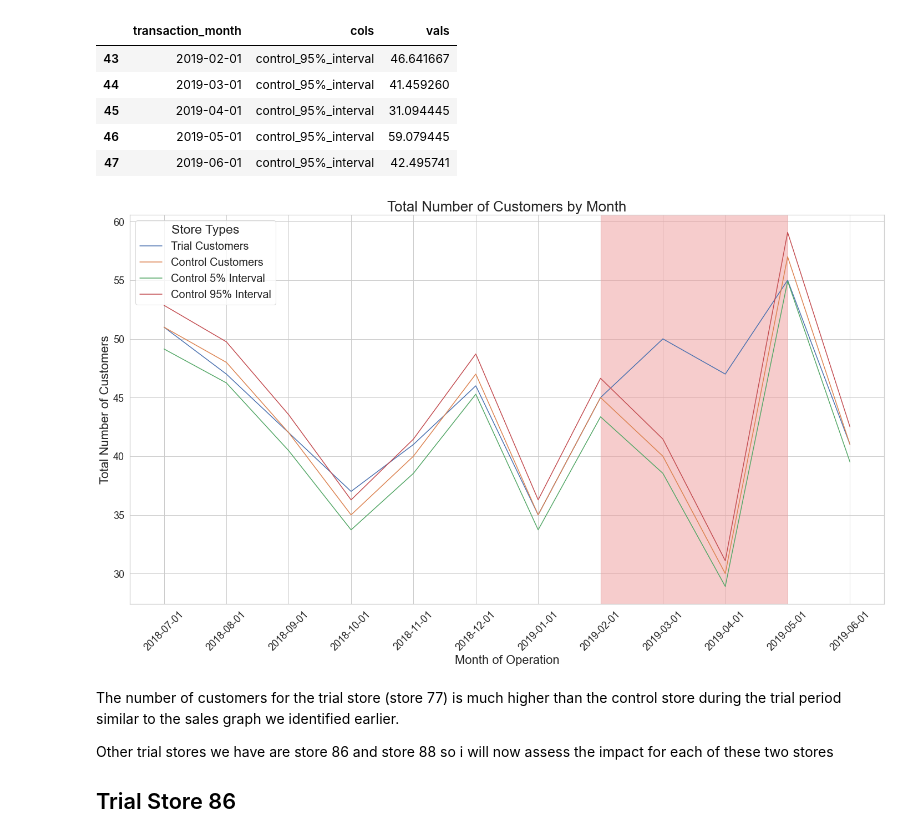
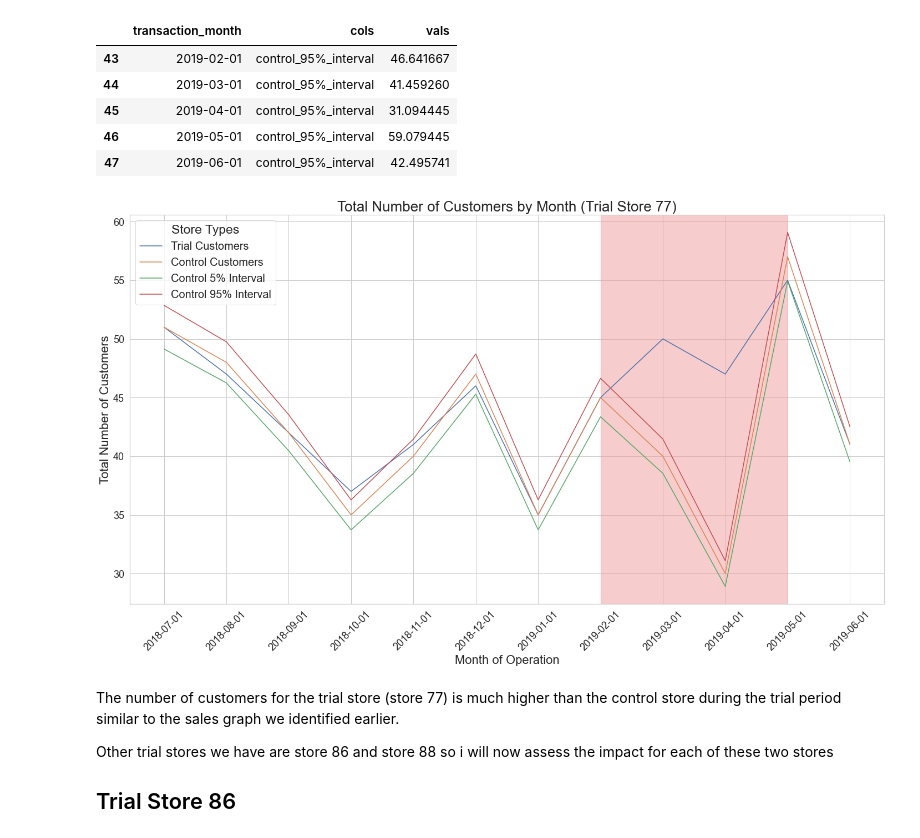
Before and after one commit to daniel8691/Quantium-virtual-internship, a Jupyter notebook: module_two_experimentation_uplifttesting.ipynb, the cells around one changed output. Drawn from its saved outputs; the diff is of its cells as text; code cells hidden in the pictures.

```diff
--- a/module_two_experimentation_uplifttesting.ipynb
+++ b/module_two_experimentation_uplifttesting.ipynb
@@ -1543,35 +1543,35 @@ plt.figure(figsize=(20,12))
 ax = sns.lineplot(x='transaction_month',
                  y = 'vals',
                  hue = 'cols',
                  data = melted_77_customer_df)
 
 # highlight trial period
 ax.axvspan("2019-02-01",'2019-05-01',color = '#EF9A9A', alpha=0.5)
 
 # set x labels orientation for visability
 plt.xticks(rotation=45)
 
 # set font sizes and labels
 plt.xlabel("Month of Operation", fontsize = 22)
 plt.ylabel("Total Number of Customers", fontsize = 22)
-plt.title("Total Number of Customers by Month", fontsize=26)
+plt.title("Total Number of Customers by Month (Trial Store 77)", fontsize=26)
 plt.tick_params(labelsize=18)
 
 legend_labels = ['Trial Customers',
                 "Control Customers",
                 "Control 5% Interval",
                 "Control 95% Interval"]
 
 plt.legend(title = "Store Types",
            labels = legend_labels,
           loc='best',
           fontsize=20,
           title_fontsize=23)
 
 plt.tight_layout()
 plt.savefig("static/module2_analysis_pics/trial_77_customerByMonth.png")
 # %% [output]
-[figure, old version]
+[figure, new version]
 # %% [markdown]
 The number of customers for the trial store (store 77) is much higher than the control store during the trial period similar to the sales graph we identified earlier.
 
```
Also changed, not shown: parts of 1 cell of this notebook, 7 other files.
